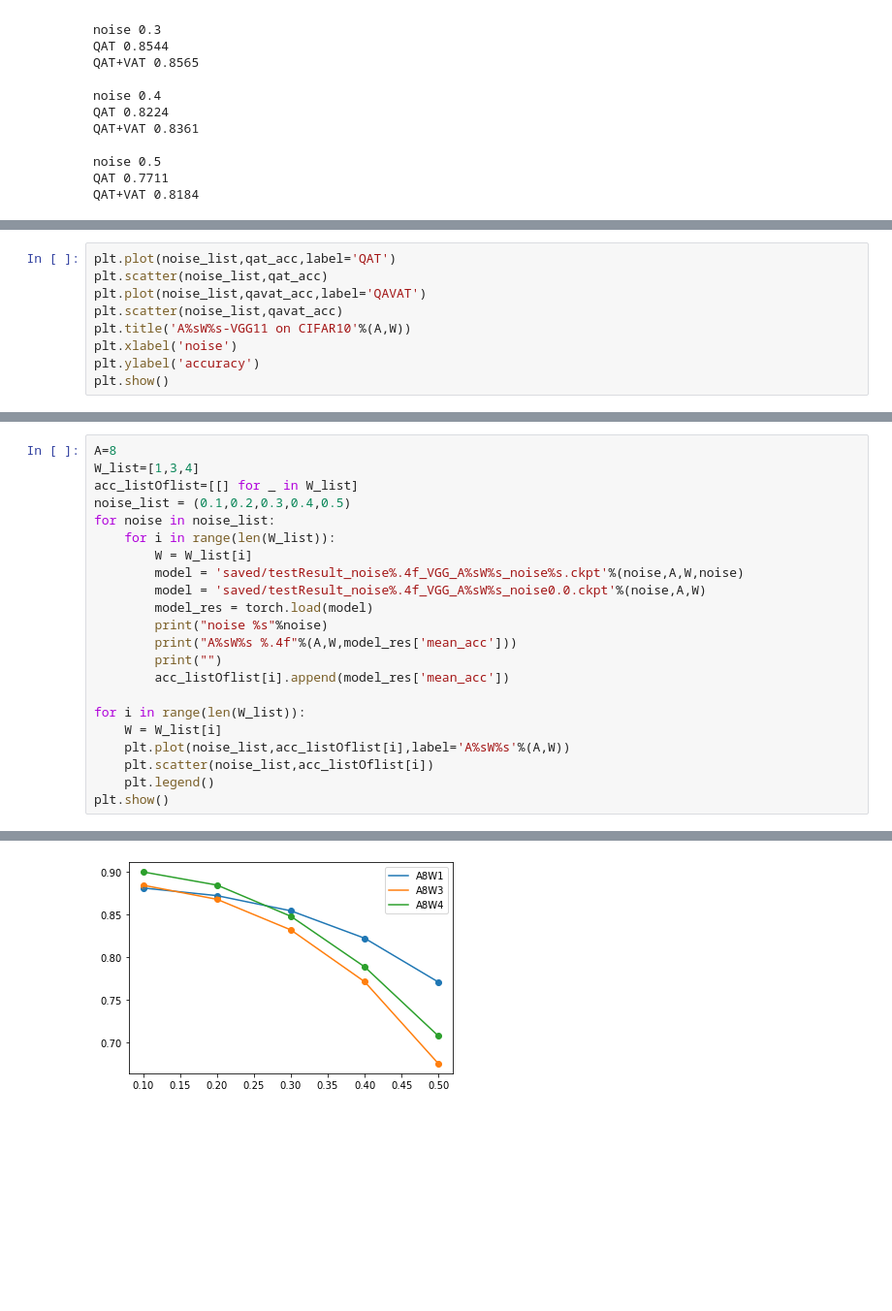
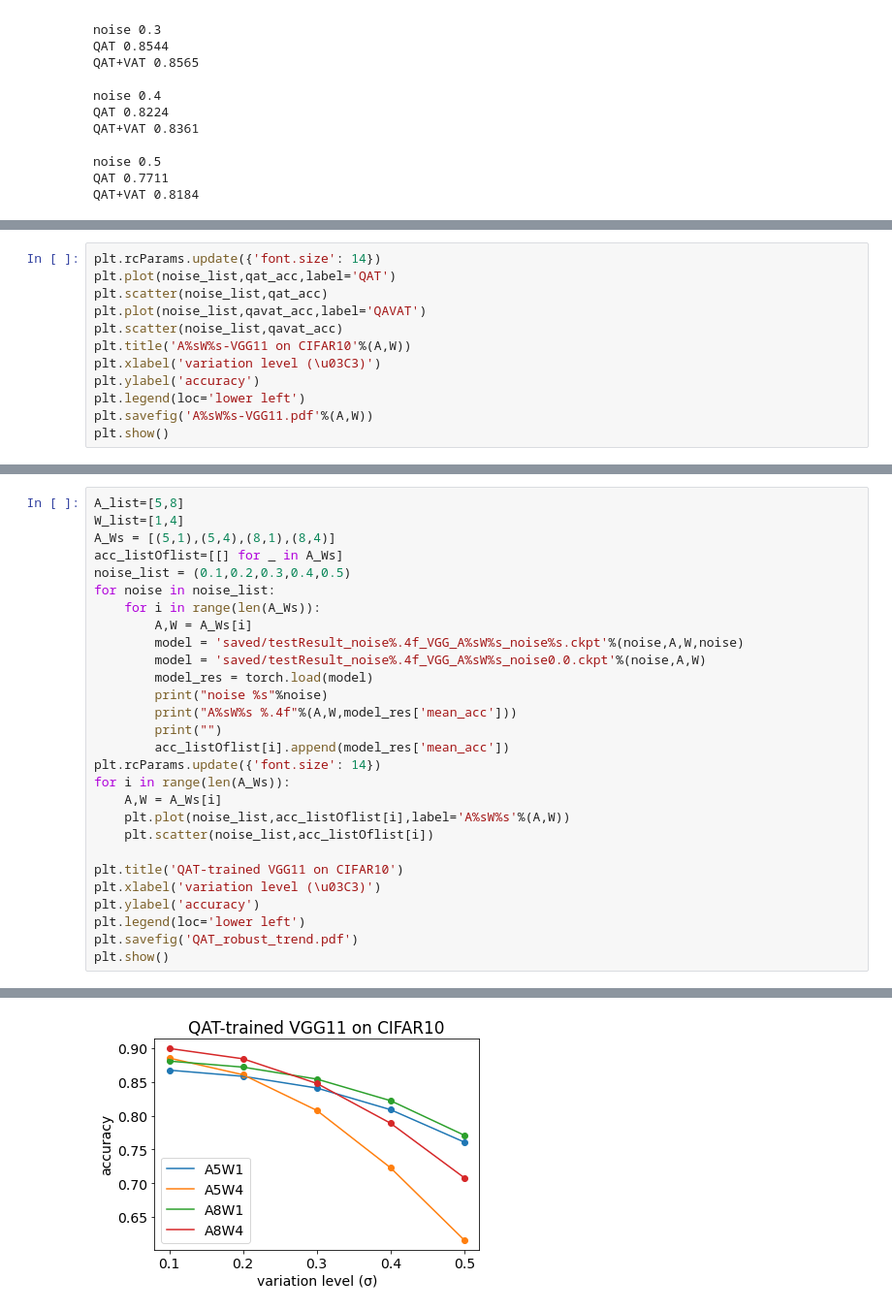
Before and after one commit to JamesTuna/QAVAT_FOR_PIM, a Jupyter notebook: Exprm_VGG/drawResult.ipynb, the cells around one changed output, grey strips where cells are left out. Shown at 97% size. Cells and saved outputs as stored; diff of their text form; blank space fills up the shorter version.

```diff
--- a/Exprm_VGG/drawResult.ipynb
+++ b/Exprm_VGG/drawResult.ipynb
@@ -44,10 +44,13 @@ qat_acc[0]
 # %%
+plt.rcParams.update({'font.size': 14})
 plt.plot(noise_list,qat_acc,label='QAT')
 plt.scatter(noise_list,qat_acc)
 plt.plot(noise_list,qavat_acc,label='QAVAT')
 plt.scatter(noise_list,qavat_acc)
 plt.title('A%sW%s-VGG11 on CIFAR10'%(A,W))
-plt.xlabel('noise')
+plt.xlabel('variation level (\u03C3)')
 plt.ylabel('accuracy')
+plt.legend(loc='lower left')
+plt.savefig('A%sW%s-VGG11.pdf'%(A,W))
 plt.show()
 # %% [output]
@@ -55,11 +58,12 @@ plt.show()
 # %%
-A=8
-W_list=[1,3,4]
-acc_listOflist=[[] for _ in W_list]
+A_list=[5,8]
+W_list=[1,4]
+A_Ws = [(5,1),(5,4),(8,1),(8,4)]
+acc_listOflist=[[] for _ in A_Ws]
 noise_list = (0.1,0.2,0.3,0.4,0.5)
 for noise in noise_list:
-    for i in range(len(W_list)):
-        W = W_list[i]
+    for i in range(len(A_Ws)):
+        A,W = A_Ws[i]
         model = 'saved/testResult_noise%.4f_VGG_A%sW%s_noise%s.ckpt'%(noise,A,W,noise)
         model = 'saved/testResult_noise%.4f_VGG_A%sW%s_noise0.0.ckpt'%(noise,A,W)
         model_res = torch.load(model)
@@ -67,11 +71,16 @@ for noise in noise_list:
         print("A%sW%s %.4f"%(A,W,model_res['mean_acc']))
         print("")
         acc_listOflist[i].append(model_res['mean_acc'])
-
-for i in range(len(W_list)):
-    W = W_list[i]
+plt.rcParams.update({'font.size': 14})
+for i in range(len(A_Ws)):
+    A,W = A_Ws[i]
     plt.plot(noise_list,acc_listOflist[i],label='A%sW%s'%(A,W))
     plt.scatter(noise_list,acc_listOflist[i])
-    plt.legend()
+
+plt.title('QAT-trained VGG11 on CIFAR10')
+plt.xlabel('variation level (\u03C3)')
+plt.ylabel('accuracy')
+plt.legend(loc='lower left')
+plt.savefig('QAT_robust_trend.pdf')
 plt.show()
 # %% [output]
@@ -92,4 +101,4 @@ A8W3 0.6757
 
 noise 0.5
 A8W4 0.7080
-[figure, old version]
+[figure, new version]
```
Also changed, not shown: parts of 3 cells of this notebook, 13 other files.
